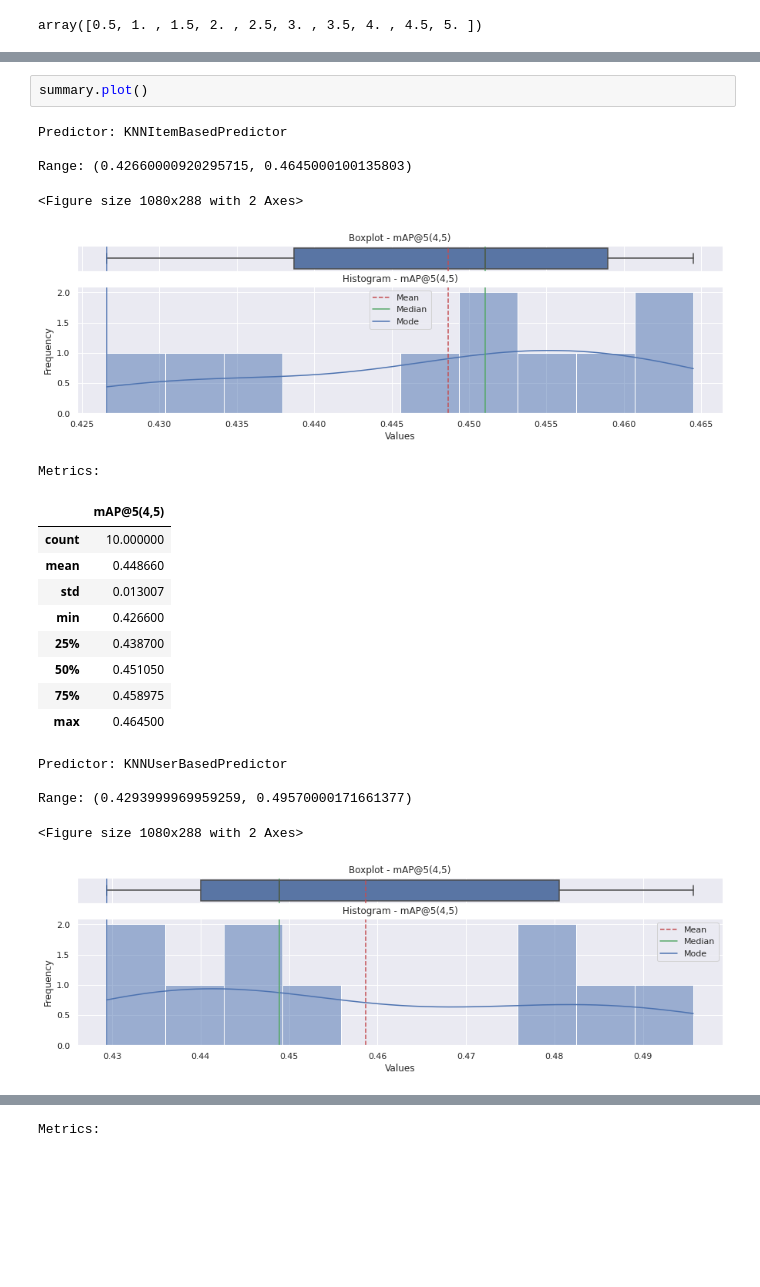
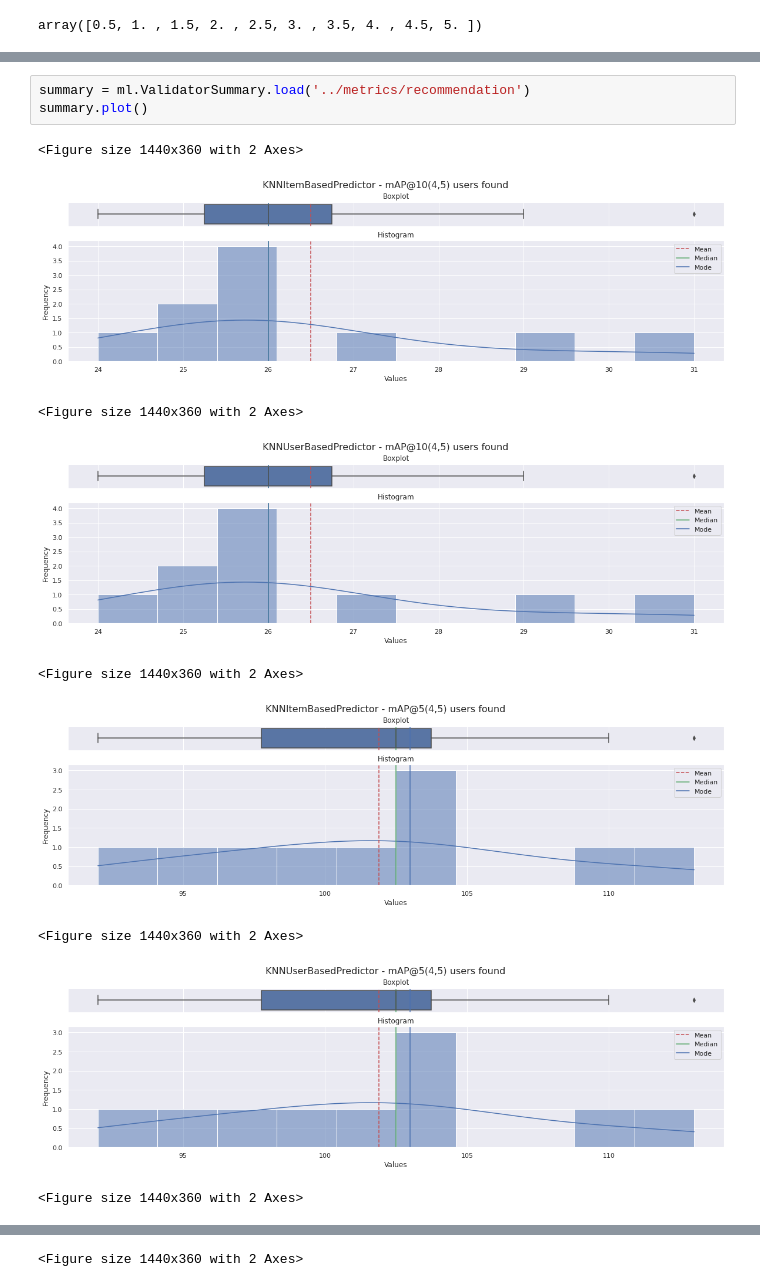
Before and after one commit to adrianmarino/thesis-paper, a Jupyter notebook: notebooks/knn_models.ipynb, the cells around one changed output, grey strips where cells are left out. Cells and saved outputs as stored; diff of their text form; blank space fills up the shorter version.

```diff
--- a/notebooks/knn_models.ipynb
+++ b/notebooks/knn_models.ipynb
@@ -167,23 +130,13 @@ summary = validator.validate(
 # %%
+summary = ml.ValidatorSummary.load('../metrics/recommendation')
 summary.plot()
 # %% [output]
-Predictor: KNNItemBasedPredictor
-
-Range: (0.42660000920295715, 0.4645000100135803)
+<Figure size 1440x360 with 2 Axes>
+[figure, new version]
-<Figure size 1080x288 with 2 Axes>
+<Figure size 1440x360 with 2 Axes>
-[figure, old version]
+[figure, new version]
-Metrics:
+<Figure size 1440x360 with 2 Axes>
-|  | mAP@5(4,5) |
-| count | 10.000000 |
-| mean | 0.448660 |
-| std | 0.013007 |
-| min | 0.426600 |
-| 25% | 0.438700 |
-| 50% | 0.451050 |
-| 75% | 0.458975 |
-| max | 0.464500 |
+[figure, added]
-Predictor: KNNUserBasedPredictor
-
-Range: (0.4293999969959259, 0.49570000171661377)
+<Figure size 1440x360 with 2 Axes>
+[figure, added]
-<Figure size 1080x288 with 2 Axes>
+<Figure size 1440x360 with 2 Axes>
-[figure, old version]
@@ -190 +144 @@ Range: (0.4293999969959259, 0.49570000171661377)
-Metrics:
+<Figure size 1440x360 with 2 Axes>
```
Also changed, not shown: parts of 8 cells of this notebook, 13 other files.
